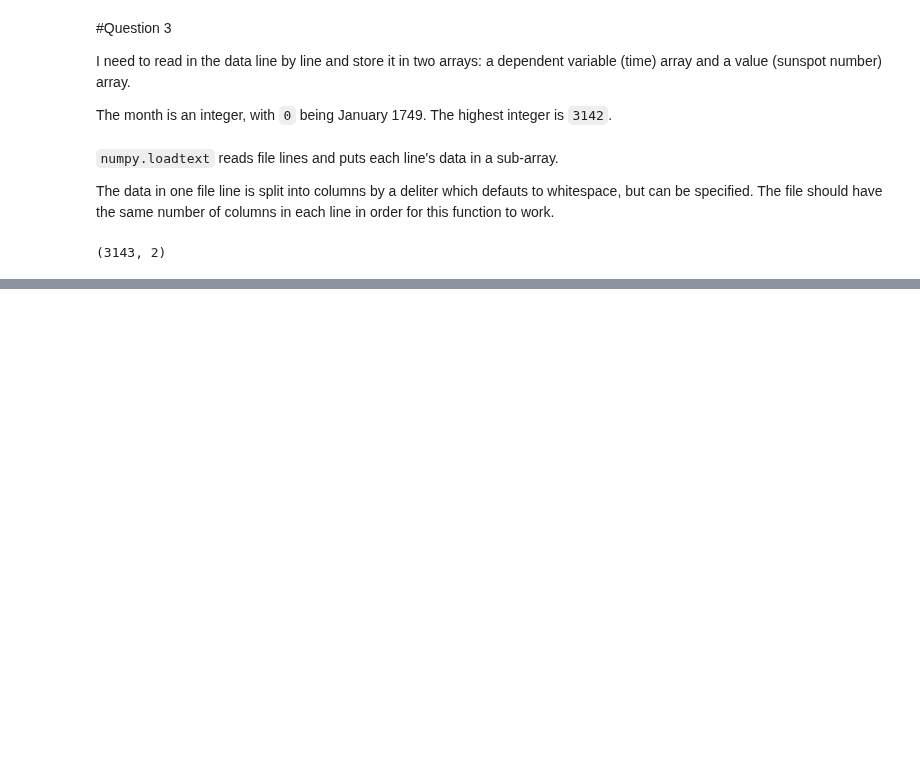
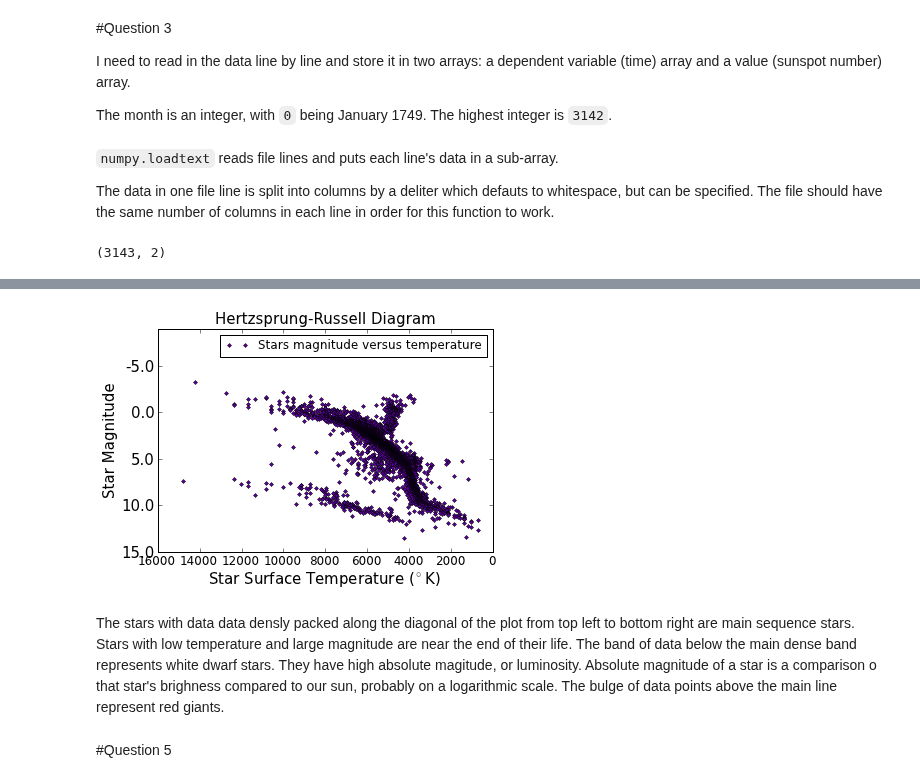
Before and after one commit to kbouch/PHYS202-S13, a Jupyter notebook: Week3/GraphicsEx2.ipynb, the cells around one changed output, grey strips where cells are left out. Drawn from its saved outputs; the diff is of its cells as text; code cells hidden in the pictures; blank space fills up the shorter version.

```diff
--- a/Week3/GraphicsEx2.ipynb
+++ b/Week3/GraphicsEx2.ipynb
@@ -231,0 +332,25 @@ __This chart would look better if I could understand how to change the figure si
+# %%
+plt.xlim(16000,0)
+plt.ylim(15.0,-10.0)
+
+my_plot = plt.plot(x_temp, y_mag, '.', color=(0.366,0.0,0.634), label='Stars magnitude versus temperature')
+plt.title('Hertzsprung-Russell Diagram',fontsize=15)
+
+plt.legend(loc='upper right')
+plt.ylabel('Star Magnitude',fontsize=15)
+plt.xlabel('Star Surface Temperature ($^{\circ}$K)',fontsize=15)
+
+yloc = np.linspace(-5,20,5)
+my_yticklabels = ['-5.0','0.0','5.0','10.0','15.0','20.0']
+a = plt.yticks(yloc, my_yticklabels, fontsize=15)
+
+xloc = np.arange(0,18000,2000)
+my_xticklabels = ['0','2000','4000','6000','8000','10000','12000','14000','16000']
+b = plt.xticks(xloc, my_xticklabels, fontsize=12)
+# %% [output]
+[figure, added]
+# %% [markdown]
+The stars with data data densly packed along the diagonal of the plot from top left to bottom right are main sequence stars. Stars with low temperature and large magnitude are near the end of their life. The band of data below the main dense band represents white dwarf stars. They have high absolute magitude, or luminosity. Absolute magnitude of a star is a comparison o that star's brighness compared to our sun, probably on a logarithmic scale.
+The bulge of data points above the main line represent red giants.
+# %% [markdown]
+#Question 5
```
Also changed, not shown: parts of 14 cells of this notebook.
